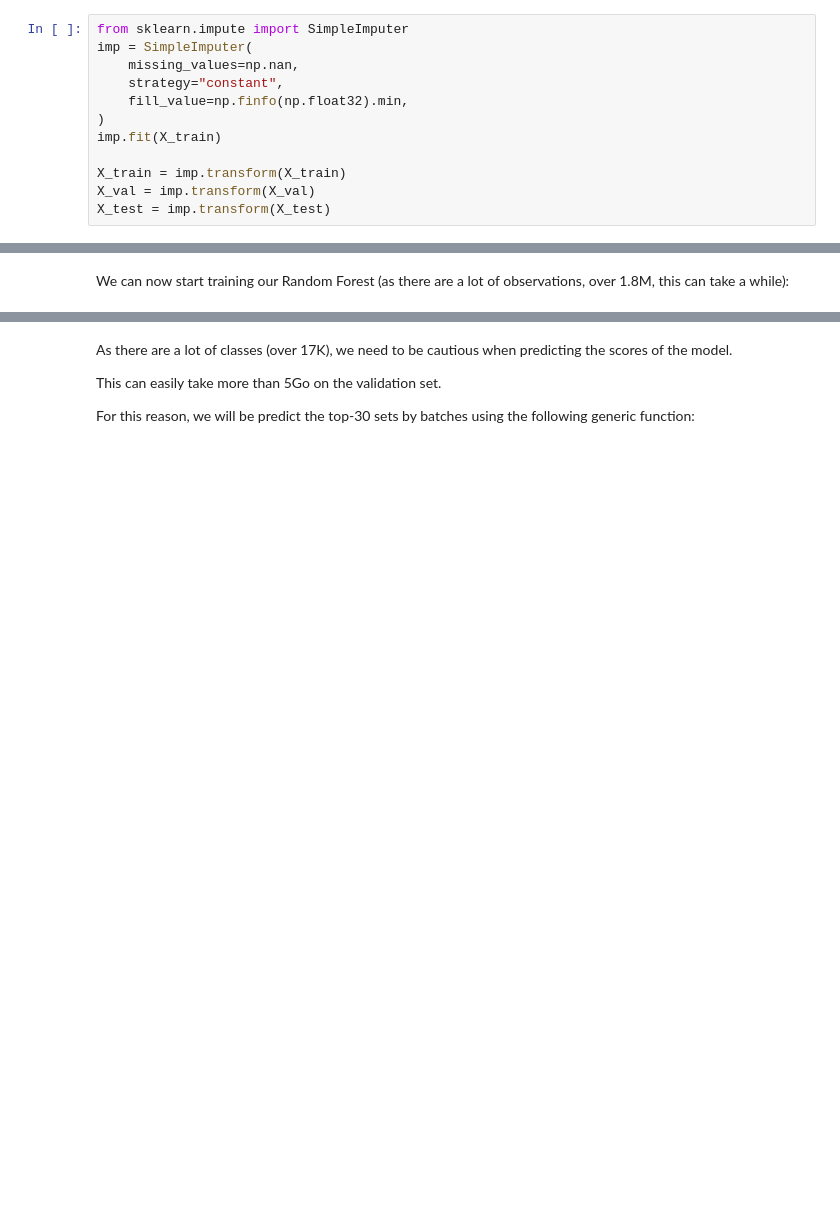
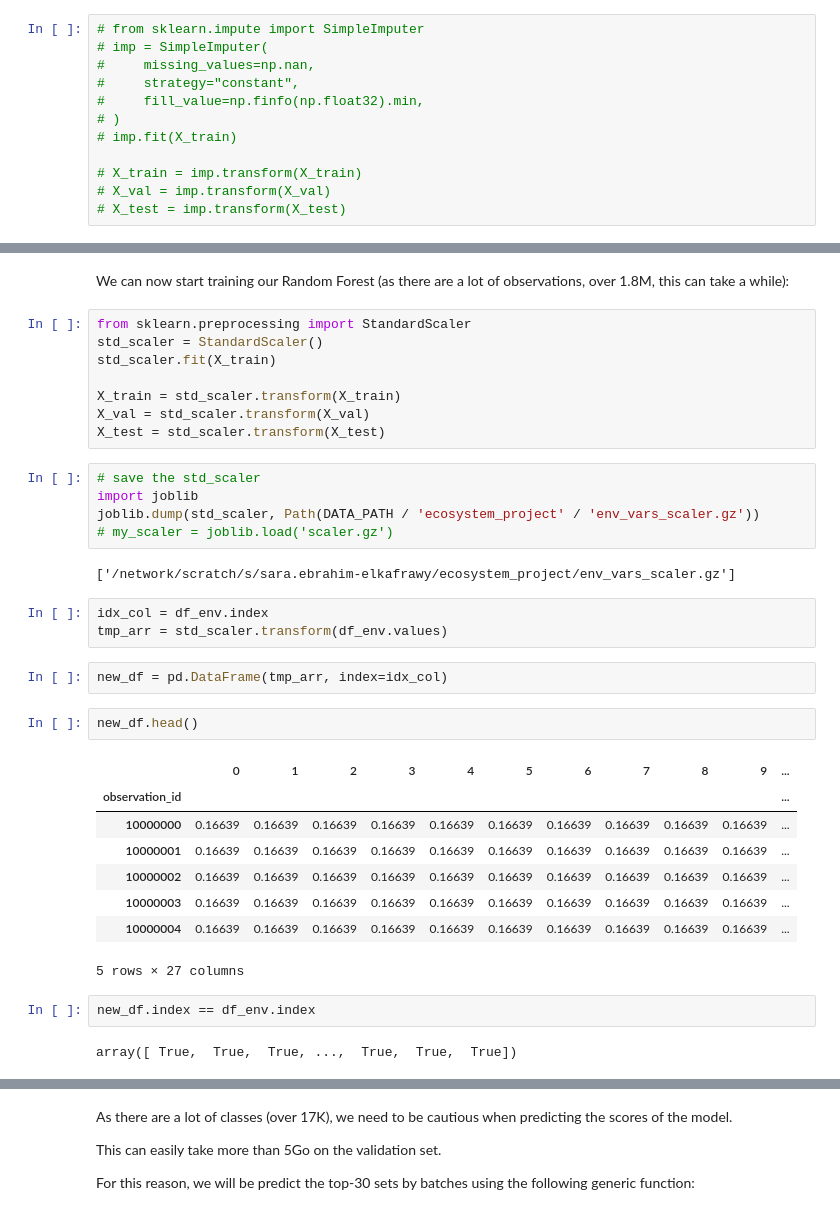
Before and after one commit to salelkafrawy/remote_sensing, a Jupyter notebook: notebooks/top-k walkthrough.ipynb, the cells around one changed output, grey strips where cells are left out. Saved outputs shown, nothing was run; the diff lists cells and outputs as text; blank space fills up the shorter version.

Commit message:
multimodal with small resnet for env_vars tabular data

```diff
--- a/notebooks/top-k walkthrough.ipynb
+++ b/notebooks/top-k walkthrough.ipynb
@@ -246,14 +256,14 @@ Then, we need to handle properly the missing values.
 
 For instance, using `SimpleImputer`:
 # %%
-from sklearn.impute import SimpleImputer
-imp = SimpleImputer(
-    missing_values=np.nan,
-    strategy="constant",
-    fill_value=np.finfo(np.float32).min,
-)
-imp.fit(X_train)
+# from sklearn.impute import SimpleImputer
+# imp = SimpleImputer(
+#     missing_values=np.nan,
+#     strategy="constant",
+#     fill_value=np.finfo(np.float32).min,
+# )
+# imp.fit(X_train)
 
-X_train = imp.transform(X_train)
-X_val = imp.transform(X_val)
-X_test = imp.transform(X_test)
+# X_train = imp.transform(X_train)
+# X_val = imp.transform(X_val)
+# X_test = imp.transform(X_test)
@@ -260,2 +274,37 @@ X_test = imp.transform(X_test)
 # %% [markdown]
 We can now start training our Random Forest (as there are a lot of observations, over 1.8M, this can take a while):
+# %%
+from sklearn.preprocessing import StandardScaler
+std_scaler = StandardScaler()
+std_scaler.fit(X_train)
+
+X_train = std_scaler.transform(X_train)
+X_val = std_scaler.transform(X_val)
+X_test = std_scaler.transform(X_test)
+# %%
+# save the std_scaler
+import joblib
+joblib.dump(std_scaler, Path(DATA_PATH / 'ecosystem_project' / 'env_vars_scaler.gz'))
+# my_scaler = joblib.load('scaler.gz')
+# %% [output]
+['/network/scratch/s/sara.ebrahim-elkafrawy/ecosystem_project/env_vars_scaler.gz']
+# %%
+idx_col = df_env.index
+tmp_arr = std_scaler.transform(df_env.values)
+# %%
+new_df = pd.DataFrame(tmp_arr, index=idx_col)
+# %%
+new_df.head()
+# %% [output]
+|  | 0 | 1 | 2 | 3 | 4 | 5 | 6 | 7 | 8 | 9 | ... |
+| observation_id |  |  |  |  |  |  |  |  |  |  | ... |
+| 10000000 | 0.16639 | 0.16639 | 0.16639 | 0.16639 | 0.16639 | 0.16639 | 0.16639 | 0.16639 | 0.16639 | 0.16639 | ... |
+| 10000001 | 0.16639 | 0.16639 | 0.16639 | 0.16639 | 0.16639 | 0.16639 | 0.16639 | 0.16639 | 0.16639 | 0.16639 | ... |
+| 10000002 | 0.16639 | 0.16639 | 0.16639 | 0.16639 | 0.16639 | 0.16639 | 0.16639 | 0.16639 | 0.16639 | 0.16639 | ... |
+| 10000003 | 0.16639 | 0.16639 | 0.16639 | 0.16639 | 0.16639 | 0.16639 | 0.16639 | 0.16639 | 0.16639 | 0.16639 | ... |
+| 10000004 | 0.16639 | 0.16639 | 0.16639 | 0.16639 | 0.16639 | 0.16639 | 0.16639 | 0.16639 | 0.16639 | 0.16639 | ... |
+5 rows × 27 columns
+# %%
+new_df.index == df_env.index
+# %% [output]
+array([ True,  True,  True, ...,  True,  True,  True])
```
Also changed, not shown: parts of 13 cells of this notebook, 10 other files.
